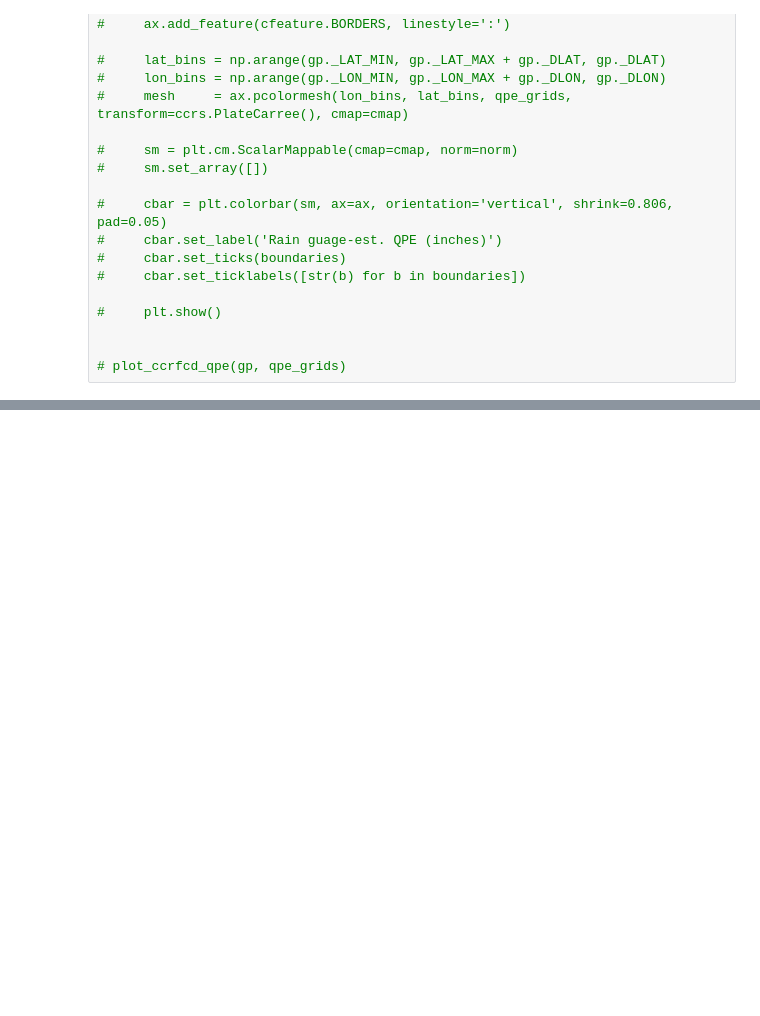
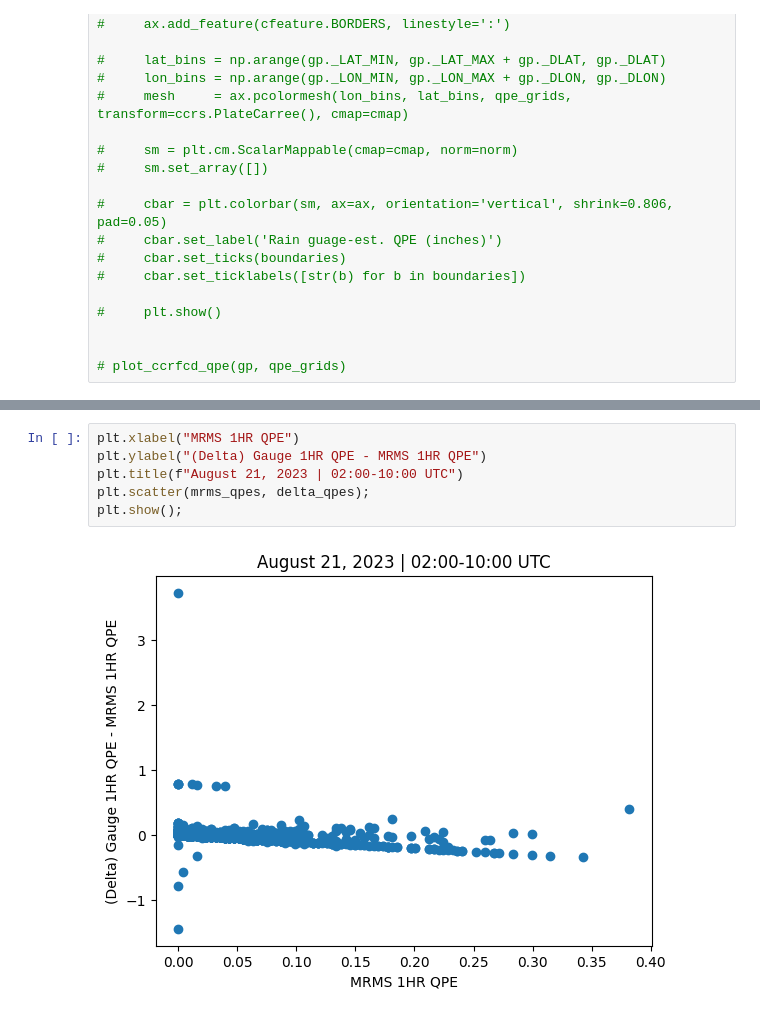
Before and after one commit to leharris3/ccrfcd-gauge-grids, a Jupyter notebook: _ccrfcd_test.ipynb, the cells around one changed output, grey strips where cells are left out. Cells and saved outputs as stored; diff of their text form; blank space fills up the shorter version.

```diff
--- a/_ccrfcd_test.ipynb
+++ b/_ccrfcd_test.ipynb
@@ -371,0 +404,8 @@ deltas
+# %%
+plt.xlabel("MRMS 1HR QPE")
+plt.ylabel("(Delta) Gauge 1HR QPE - MRMS 1HR QPE")
+plt.title(f"August 21, 2023 | 02:00-10:00 UTC")
+plt.scatter(mrms_qpes, delta_qpes);
+plt.show();
+# %% [output]
+[figure, added]
```
Also changed, not shown: parts of 12 cells of this notebook, 32 other files.
